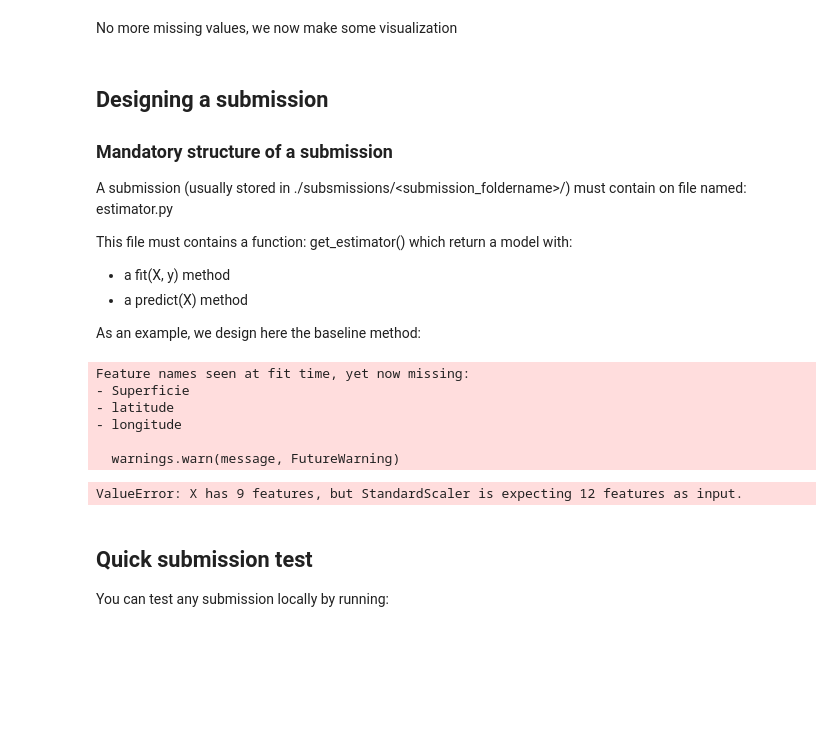
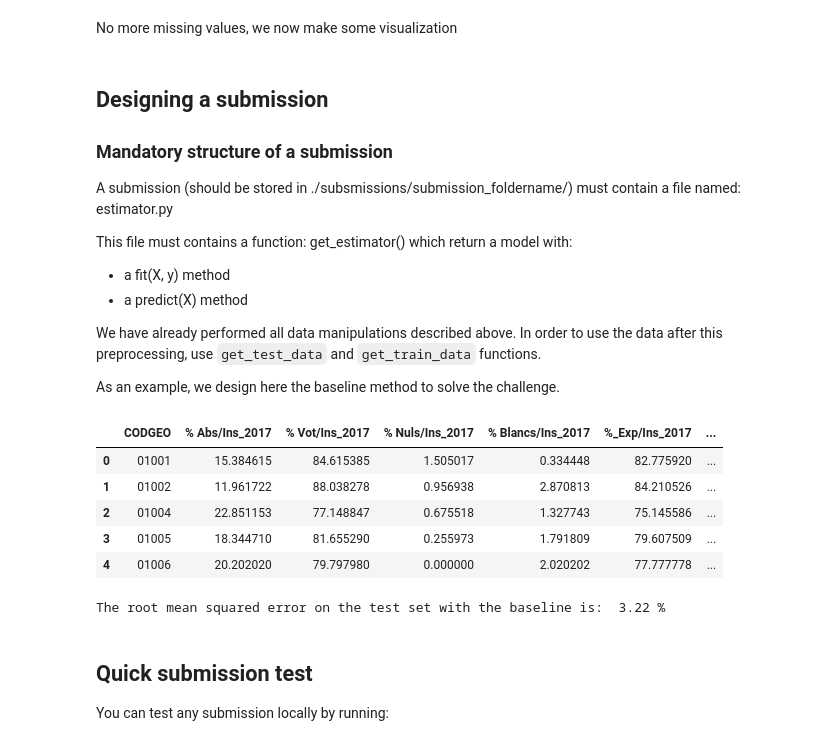
Before and after one commit to alexisbouley/Datacamp-Presidential-Project, a Jupyter notebook: french_elections_starting_kit.ipynb, the cells around one changed output. Cells and saved outputs as stored; diff of their text form; code cells hidden in the pictures; blank space fills up the shorter version.

```diff
--- a/french_elections_starting_kit.ipynb
+++ b/french_elections_starting_kit.ipynb
@@ -400,12 +396,13 @@ No more missing values, we now make some visualization
 
 ### Mandatory structure of a submission
 
-A submission (usually stored in ./subsmissions/<submission_foldername>/) must contain on file named: estimator.py <br>
+A submission (should be stored in ./subsmissions/submission_foldername/) must contain a file named: estimator.py <br>
 
 This file must contains a function: get_estimator() which return a model with:
 
 - a fit(X, y) method
 - a predict(X) method
 
+We have already performed all data manipulations described above. In order to use the data after this preprocessing, use `get_test_data` and `get_train_data` functions. <br>
 
-As an example, we design here the baseline method:
+As an example, we design here the baseline method to solve the challenge.
@@ -412,41 +412,55 @@ As an example, we design here the baseline method:
+# %%
+X_train.head()
+# %% [output]
+|  | CODGEO | % Abs/Ins_2017 | % Vot/Ins_2017 | % Nuls/Ins_2017 | % Blancs/Ins_2017 | %_Exp/Ins_2017 | ... |
+| 0 | 01001 | 15.384615 | 84.615385 | 1.505017 | 0.334448 | 82.775920 | ... |
+| 1 | 01002 | 11.961722 | 88.038278 | 0.956938 | 2.870813 | 84.210526 | ... |
+| 2 | 01004 | 22.851153 | 77.148847 | 0.675518 | 1.327743 | 75.145586 | ... |
+| 3 | 01005 | 18.344710 | 81.655290 | 0.255973 | 1.791809 | 79.607509 | ... |
+| 4 | 01006 | 20.202020 | 79.797980 | 0.000000 | 2.020202 | 77.777778 | ... |
 # %%
+import pandas as pd
+import os
+import numpy as np
+from math import *
+
 from sklearn.multioutput import MultiOutputRegressor
 from sklearn.linear_model import Ridge
 from sklearn.preprocessing import StandardScaler, FunctionTransformer
 from sklearn.pipeline import Pipeline
+from sklearn.base import BaseEstimator
 from sklearn.metrics import mean_squared_error as mse
-from math import *
 
-
-def _removing_codgeo(X):
+def _removing_columns(X, columns):
     X = X.copy()
-    X = X.drop(columns={"CODGEO"})
+    X = X.drop(columns=columns)
     return X
 
-removing_code_pipeline = FunctionTransformer(_removing_codgeo, validate=False)
+class FeatureExtractor(BaseEstimator):
+    def fit(self, X, y):
+        return self
 
-pip = Pipeline([
+    def transform(self, X):
+        X = _removing_columns(X, ['CODGEO', 'Departement'])
+        return X.fillna(0)
 
-            ("removing_codgeo",removing_code_pipeline),
-            ("preprocessor", StandardScaler()),
-            ("regressor", MultiOutputRegressor(Ridge(random_state=57)))
+def get_estimator():
+    pip = Pipeline([
+            ("FeatureExtractor",FeatureExtractor()),
+            ("Preprocessor", StandardScaler()),
+            ("Regressor", MultiOutputRegressor(Ridge(random_state=57)))
         ])
+    return pip
 
+pip = get_estimator()
 pip.fit(X_train, y_train)
 
 y_pred = pip.predict(X_test)
-
 rmse = sqrt(mse(y_pred, y_test))
 
 print("The root mean squared error on the test set with the baseline is: ", round(rmse, 2), "%")
 # %% [output]
-Feature names seen at fit time, yet now missing:
-- Superficie
-- latitude
-- longitude
-
-  warnings.warn(message, FutureWarning)
+The root mean squared error on the test set with the baseline is:  3.22 %
-ValueError: X has 9 features, but StandardScaler is expecting 12 features as input.
 # %% [markdown]
 ## Quick submission test
 
```
Also changed, not shown: parts of 16 cells of this notebook, 3 other files.
